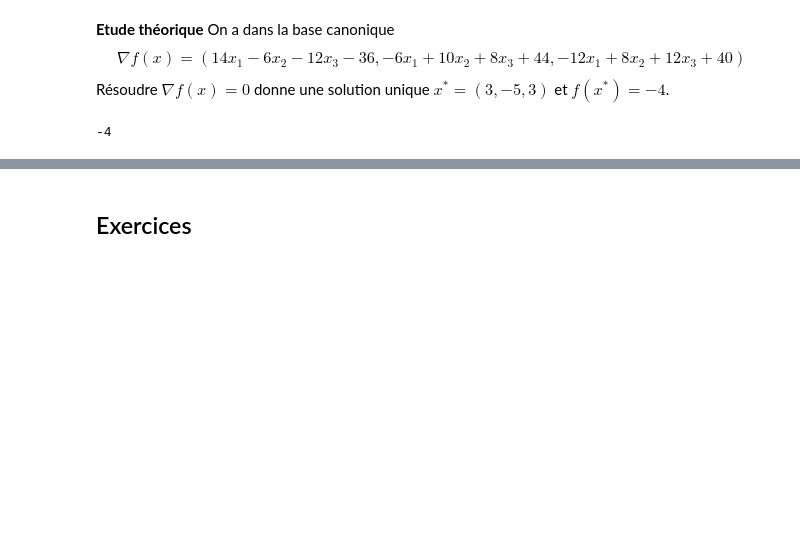
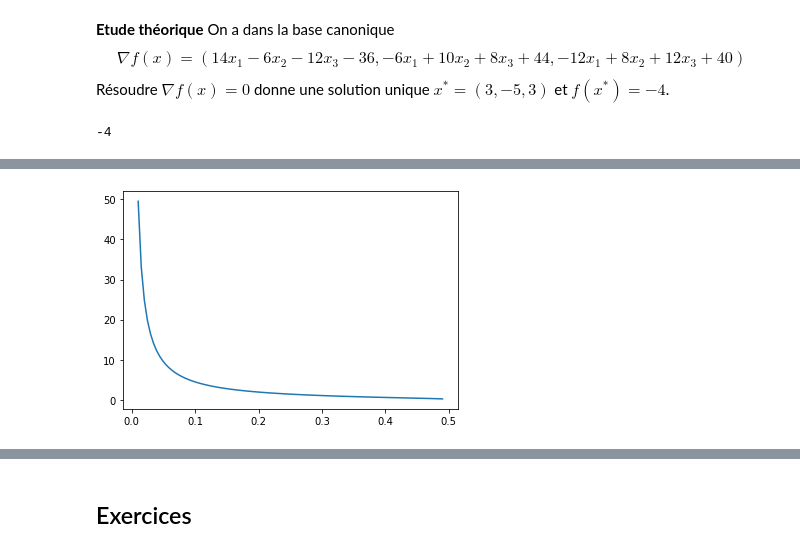
Before and after one commit to DrAlgo/apprentissage_m2_amis, a Jupyter notebook: jupyter/3_rappels_calcul_differentiel.ipynb, the cells around one changed output, grey strips where cells are left out. Cells and saved outputs as stored; diff of their text form; code cells hidden in the pictures; blank space fills up the shorter version.

```diff
--- a/jupyter/3_rappels_calcul_differentiel.ipynb
+++ b/jupyter/3_rappels_calcul_differentiel.ipynb
@@ -267,0 +304,7 @@ f(3,-5,3)
+# %%
+# TEMPS DE CONVERGENCE EN FONCTION DE ALPHA
+X = np.linspace(0.01, .49,100)
+plt.plot(X, -1/np.log(1-2*X))
+plt.show()
+# %% [output]
+[figure, added]
```
Also changed, not shown: parts of 18 cells of this notebook, 3 other files.
